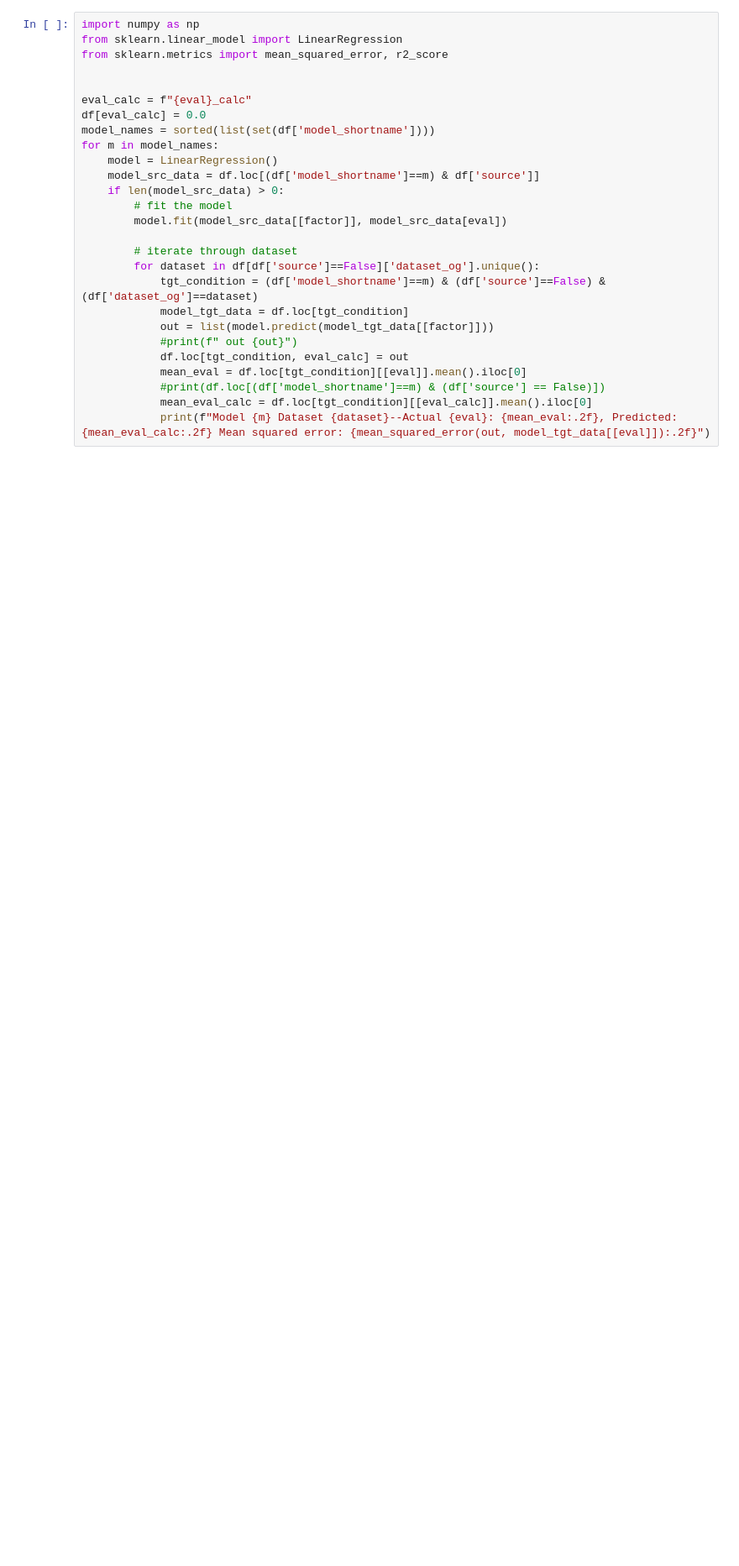
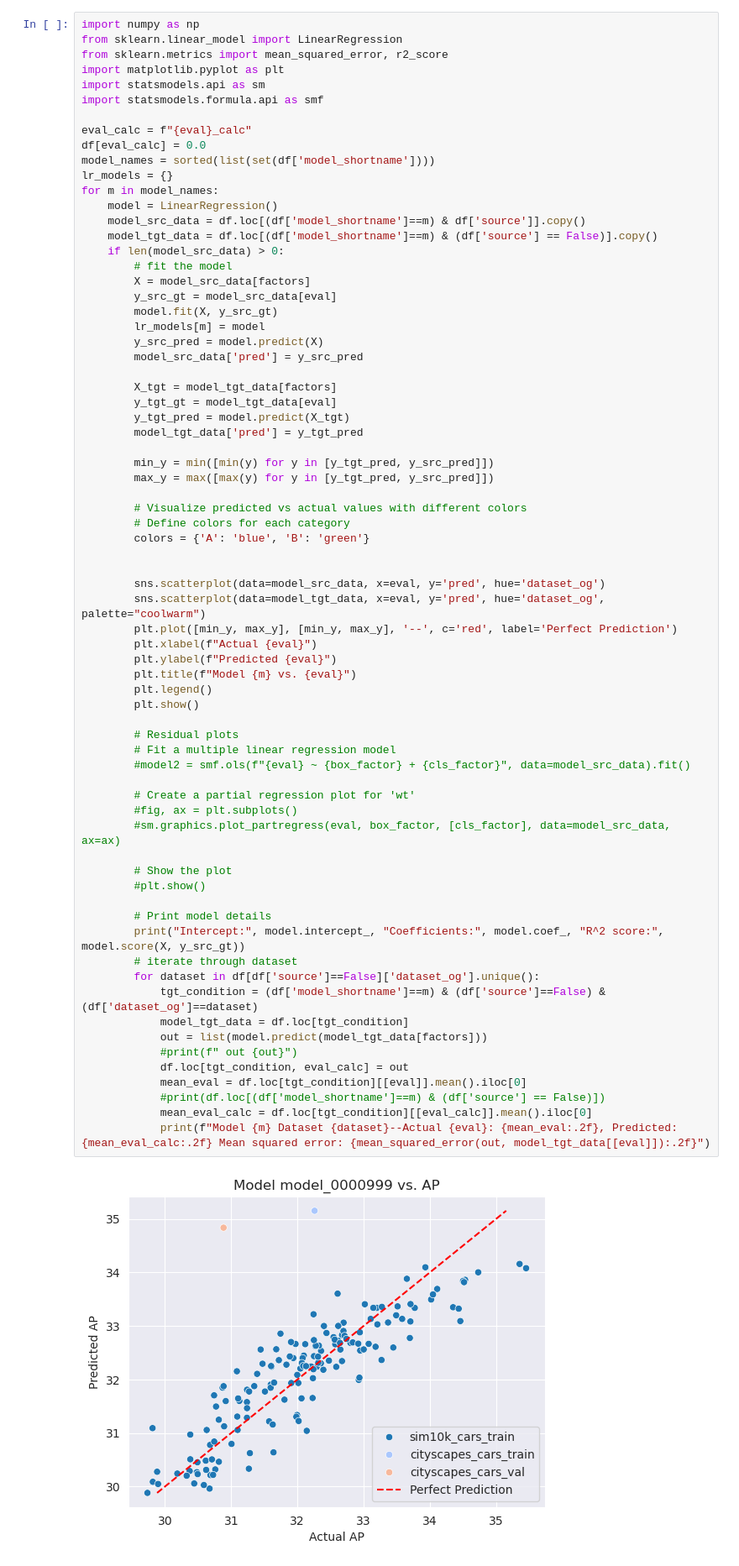
Before and after one commit to hdoi5324/aldi0107, a Jupyter notebook: tools/model_selection.ipynb, the cells around one changed output. Shown at 84% size. Saved outputs shown, nothing was run; the diff lists cells and outputs as text; blank space fills up the shorter version.

```diff
--- a/tools/model_selection.ipynb
+++ b/tools/model_selection.ipynb
@@ -32,28 +59,73 @@ plt.show()
 # %%
 import numpy as np
 from sklearn.linear_model import LinearRegression
 from sklearn.metrics import mean_squared_error, r2_score
-
+import matplotlib.pyplot as plt
+import statsmodels.api as sm
+import statsmodels.formula.api as smf
 
 eval_calc = f"{eval}_calc"
 df[eval_calc] = 0.0
 model_names = sorted(list(set(df['model_shortname'])))
+lr_models = {}
 for m in model_names:
     model = LinearRegression()
-    model_src_data = df.loc[(df['model_shortname']==m) & df['source']]
+    model_src_data = df.loc[(df['model_shortname']==m) & df['source']].copy()
+    model_tgt_data = df.loc[(df['model_shortname']==m) & (df['source'] == False)].copy()
     if len(model_src_data) > 0:
         # fit the model
-        model.fit(model_src_data[[factor]], model_src_data[eval])
+        X = model_src_data[factors]
+        y_src_gt = model_src_data[eval]
+        model.fit(X, y_src_gt)
+        lr_models[m] = model
+        y_src_pred = model.predict(X)
+        model_src_data['pred'] = y_src_pred
 
+        X_tgt = model_tgt_data[factors]
+        y_tgt_gt = model_tgt_data[eval]
+        y_tgt_pred = model.predict(X_tgt)
+        model_tgt_data['pred'] = y_tgt_pred
+
+        min_y = min([min(y) for y in [y_tgt_pred, y_src_pred]])
+        max_y = max([max(y) for y in [y_tgt_pred, y_src_pred]])
+
+        # Visualize predicted vs actual values with different colors
+        # Define colors for each category
+        colors = {'A': 'blue', 'B': 'green'}
+
+
+        sns.scatterplot(data=model_src_data, x=eval, y='pred', hue='dataset_og')
+        sns.scatterplot(data=model_tgt_data, x=eval, y='pred', hue='dataset_og', palette="coolwarm")
+        plt.plot([min_y, max_y], [min_y, max_y], '--', c='red', label='Perfect Prediction')
+        plt.xlabel(f"Actual {eval}")
+        plt.ylabel(f"Predicted {eval}")
+        plt.title(f"Model {m} vs. {eval}")
+        plt.legend()
+        plt.show()
+
+        # Residual plots
+        # Fit a multiple linear regression model
+        #model2 = smf.ols(f"{eval} ~ {box_factor} + {cls_factor}", data=model_src_data).fit()
+
+        # Create a partial regression plot for 'wt'
+        #fig, ax = plt.subplots()
+        #sm.graphics.plot_partregress(eval, box_factor, [cls_factor], data=model_src_data, ax=ax)
+
+        # Show the plot
+        #plt.show()
+
+        # Print model details
+        print("Intercept:", model.intercept_, "Coefficients:", model.coef_, "R^2 score:", model.score(X, y_src_gt))
         # iterate through dataset
         for dataset in df[df['source']==False]['dataset_og'].unique():
             tgt_condition = (df['model_shortname']==m) & (df['source']==False) & (df['dataset_og']==dataset)
             model_tgt_data = df.loc[tgt_condition]
-            out = list(model.predict(model_tgt_data[[factor]]))
+            out = list(model.predict(model_tgt_data[factors]))
             #print(f" out {out}")
             df.loc[tgt_condition, eval_calc] = out
             mean_eval = df.loc[tgt_condition][[eval]].mean().iloc[0]
             #print(df.loc[(df['model_shortname']==m) & (df['source'] == False)])
             mean_eval_calc = df.loc[tgt_condition][[eval_calc]].mean().iloc[0]
             print(f"Model {m} Dataset {dataset}--Actual {eval}: {mean_eval:.2f}, Predicted: {mean_eval_calc:.2f} Mean squared error: {mean_squared_error(out, model_tgt_data[[eval]]):.2f}")
 # %% [output]
+[figure, added]
```
Also changed, not shown: parts of 9 cells of this notebook, 11 other files.
